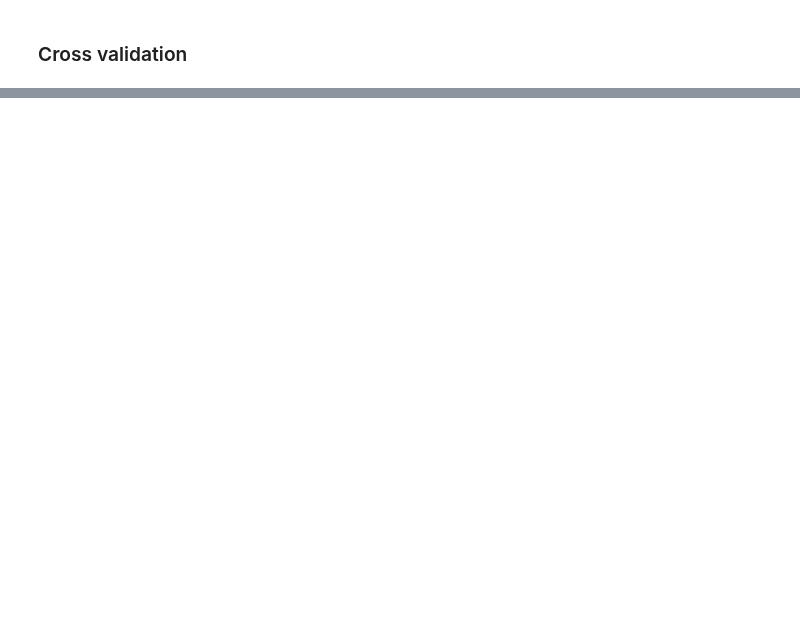
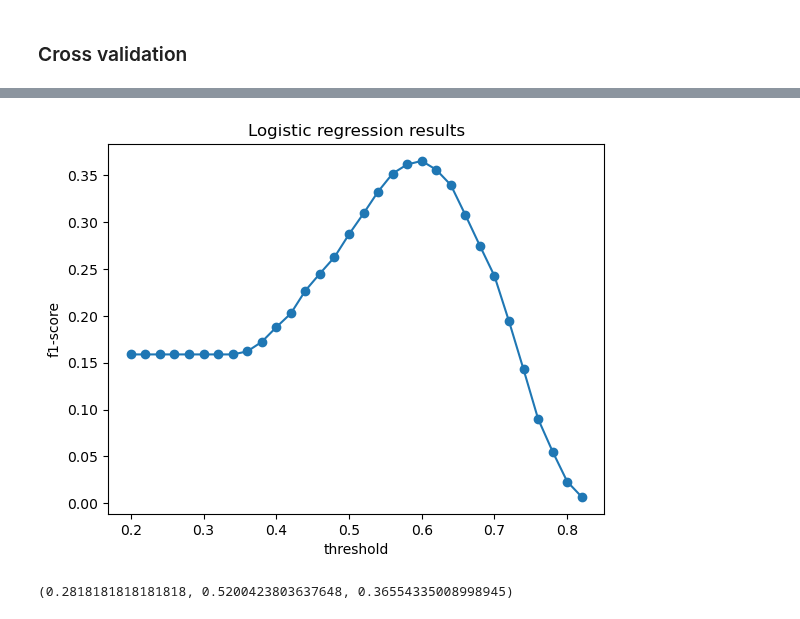
Before and after one commit to epfml/ml-project-1-whai, a Jupyter notebook: run_ipynb.ipynb, the cells around one changed output, grey strips where cells are left out. Cells and saved outputs as stored; diff of their text form; code cells hidden in the pictures; blank space fills up the shorter version.

```diff
--- a/run_ipynb.ipynb
+++ b/run_ipynb.ipynb
@@ -191,19 +195,24 @@ k_indices = build_k_indices(y_tr_clean.shape[0], k_fold, 42)
 best_lambda_gammas = []
 best_losses = []
 
-lambdas = [0.001, 0.01, 0.1, 0.3]
-gammas = [.01, .05, .1, .2]
+lambdas = [0.005, 0.01]
+gammas = [.1, .3]
 lambda_gammas = [(lambdas[i], gammas[j]) for j in range(len(gammas)) for i in range(len(lambdas))]
-degrees = [3, 4, 7, 9]
-max_iters = 5
+degrees = [3, 4]
+max_iters = 10
 
 for degree in degrees:
     X_train_poly,features_names=build_poly_expansion_with_interaction_features(X_train,features_names=interesting_features,max_degree=max_degree)
     X_val_poly,_=build_poly_expansion_with_interaction_features(X_validation,features_names=interesting_features,max_degree=max_degree)
     X_test_poly,_=build_poly_expansion_with_interaction_features(X_test,features_names=interesting_features,max_degree=max_degree)
 
+    X_train_poly, train_mean_poly, train_std_poly=scale_data(X_train_poly,is_train_data=True)
+    X_val_poly, _, _=scale_data(X_val_poly,is_train_data=False,train_mean=train_mean_poly,train_std=train_std_poly)
+    X_test_poly,_,_=scale_data(X_test_poly,is_train_data=False,train_mean=train_mean_poly,train_std=train_std_poly)
+
     loss_degree = []
     for lambda_, gamma in lambda_gammas:
+        print(f"degree: {degree}, lambda: {lambda_}, gamma: {gamma}")
         loss_l_g = []
 
         for k in range(k_fold):
@@ -223,0 +245,18 @@ print(f"Best degree: {best_degree}, best lambda: {best_lambda}, best gamma: {bes
+# %%
+X_train_poly,features_names=build_poly_expansion_with_interaction_features(X_train,features_names=interesting_features,max_degree=best_degree)
+X_val_poly,_=build_poly_expansion_with_interaction_features(X_validation,features_names=interesting_features,max_degree=best_degree)
+X_test_poly,_=build_poly_expansion_with_interaction_features(X_test,features_names=interesting_features,max_degree=best_degree)
+
+X_train_poly, train_mean_poly, train_std_poly=scale_data(X_train_poly,is_train_data=True)
+X_val_poly, _, _=scale_data(X_val_poly,is_train_data=False,train_mean=train_mean_poly,train_std=train_std_poly)
+X_test_poly,_,_=scale_data(X_test_poly,is_train_data=False,train_mean=train_mean_poly,train_std=train_std_poly)
+
+w_opt, loss = reg_logistic_regression(y_tr_clean,X_train_poly,lambda_=best_lambda, initial_w=np.zeros(X_train_poly.shape[1]),max_iters=50,gamma=best_gamma)
+
+thr_l=np.arange(0.2,0.9,0.02)
+f1_scores=[compute_scores_logistic_regression(X_val_poly,w_opt,y_val_clean,threshold=t)[2] for t in thr_l]
+plt.plot(thr_l,f1_scores,marker='o')
+plt.xlabel("threshold")
+plt.ylabel("f1-score")
+plt.title("Logistic regression results")
+plt.show()
@@ -223,0 +316,18 @@ print(f"Best degree: {best_degree}, best lambda: {best_lambda}, best gamma: {bes
+# %%
+w_opt, loss = reg_logistic_regression(y_tr_clean,X_train_corr,lambda_=best_lambda, initial_w=np.zeros(X_train_corr.shape[1]),max_iters=50,gamma=best_gamma)
+
+thr_l=np.arange(0.2,0.9,0.02)
+f1_scores=[compute_scores_logistic_regression(X_val_corr,w_opt,y_val_clean,threshold=t)[2] for t in thr_l]
+plt.plot(thr_l,f1_scores,marker='o')
+plt.xlabel("threshold")
+plt.ylabel("f1-score")
+plt.title("Logistic regression results")
+plt.show()
+# %% [output]
+[figure, added]
+# %%
+threshold = 0.6
+
+print(compute_scores_logistic_regression(X_val_corr,w_opt,y=y_val_clean,threshold=threshold))
+# %% [output]
+(0.2818181818181818, 0.5200423803637648, 0.36554335008998945)
```
Also changed, not shown: parts of 14 cells of this notebook, 1 other file.
